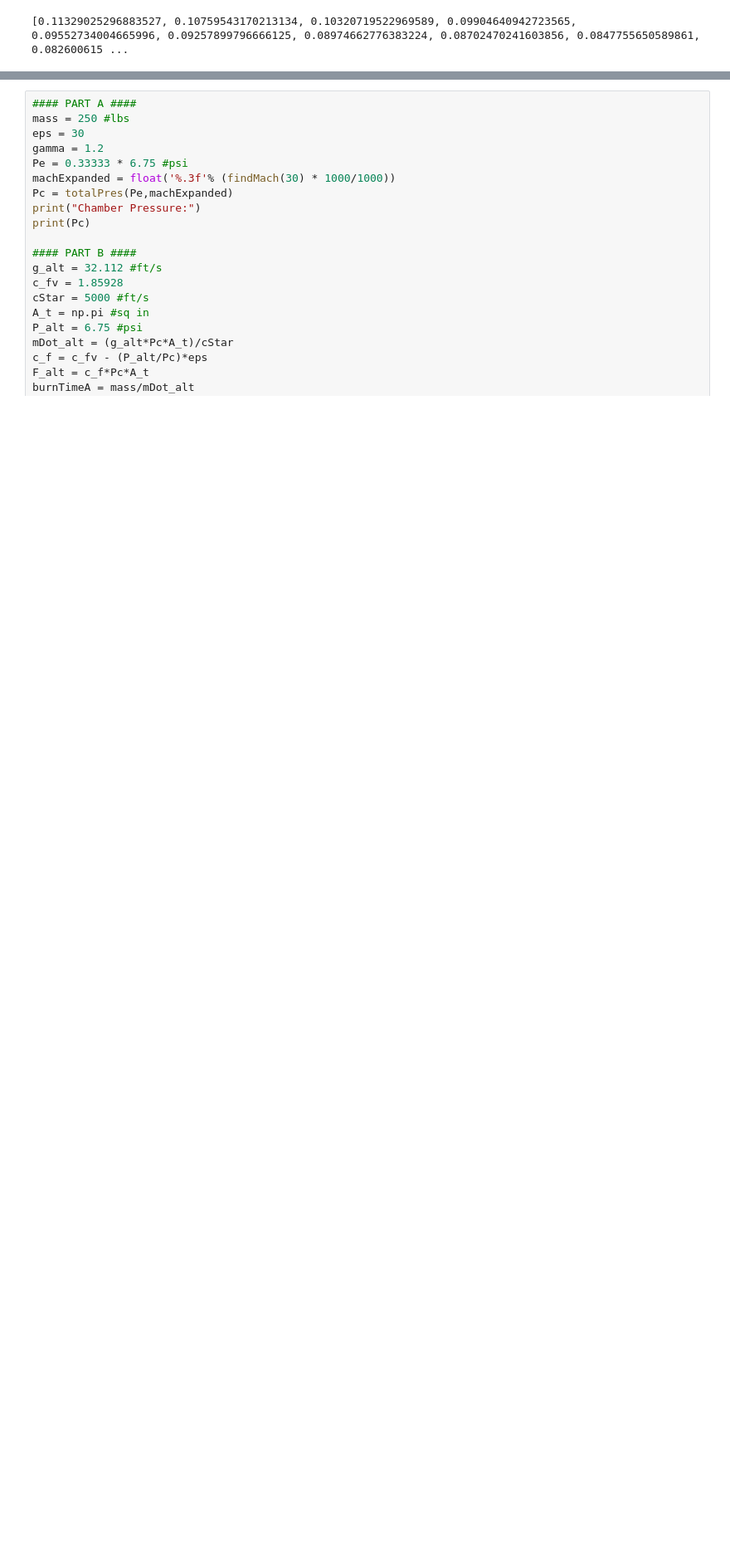
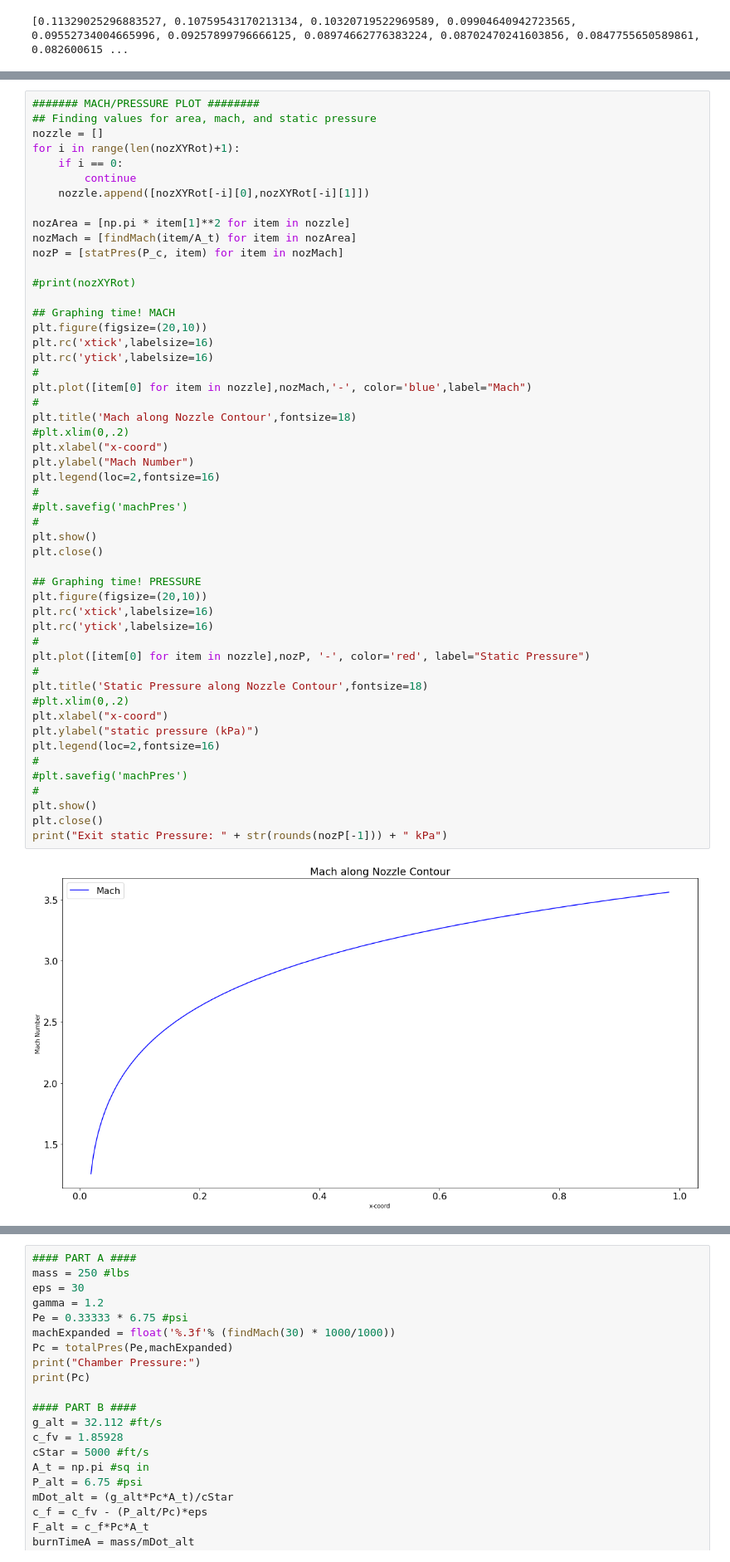
Before and after one commit to BananaBonanza/rocketProp, a Jupyter notebook: aae439Hw3.ipynb, the cells around one changed output, grey strips where cells are left out. Shown at 83% size. Drawn from its saved outputs; the diff is of its cells as text; blank space fills up the shorter version.

```diff
--- a/aae439Hw3.ipynb
+++ b/aae439Hw3.ipynb
@@ -92,0 +250,53 @@ print(p2)
+# %%
+####### MACH/PRESSURE PLOT ########
+## Finding values for area, mach, and static pressure
+nozzle = []
+for i in range(len(nozXYRot)+1):
+    if i == 0:
+        continue
+    nozzle.append([nozXYRot[-i][0],nozXYRot[-i][1]])
+
+nozArea = [np.pi * item[1]**2 for item in nozzle]
+nozMach = [findMach(item/A_t) for item in nozArea]
+nozP = [statPres(P_c, item) for item in nozMach]
+
+#print(nozXYRot)
+
+## Graphing time! MACH
+plt.figure(figsize=(20,10))
+plt.rc('xtick',labelsize=16)
+plt.rc('ytick',labelsize=16)
+#
+plt.plot([item[0] for item in nozzle],nozMach,'-', color='blue',label="Mach")
+#
+plt.title('Mach along Nozzle Contour',fontsize=18)
+#plt.xlim(0,.2)
+plt.xlabel("x-coord")
+plt.ylabel("Mach Number")
+plt.legend(loc=2,fontsize=16)
+#
+#plt.savefig('machPres')
+#
+plt.show()
+plt.close()
+
+## Graphing time! PRESSURE
+plt.figure(figsize=(20,10))
+plt.rc('xtick',labelsize=16)
+plt.rc('ytick',labelsize=16)
+#
+plt.plot([item[0] for item in nozzle],nozP, '-', color='red', label="Static Pressure")
+#
+plt.title('Static Pressure along Nozzle Contour',fontsize=18)
+#plt.xlim(0,.2)
+plt.xlabel("x-coord")
+plt.ylabel("static pressure (kPa)")
+plt.legend(loc=2,fontsize=16)
+#
+#plt.savefig('machPres')
+#
+plt.show()
+plt.close()
+print("Exit static Pressure: " + str(rounds(nozP[-1])) + " kPa")
+# %% [output]
+[figure, added]
```
Also changed, not shown: parts of 15 cells of this notebook.
